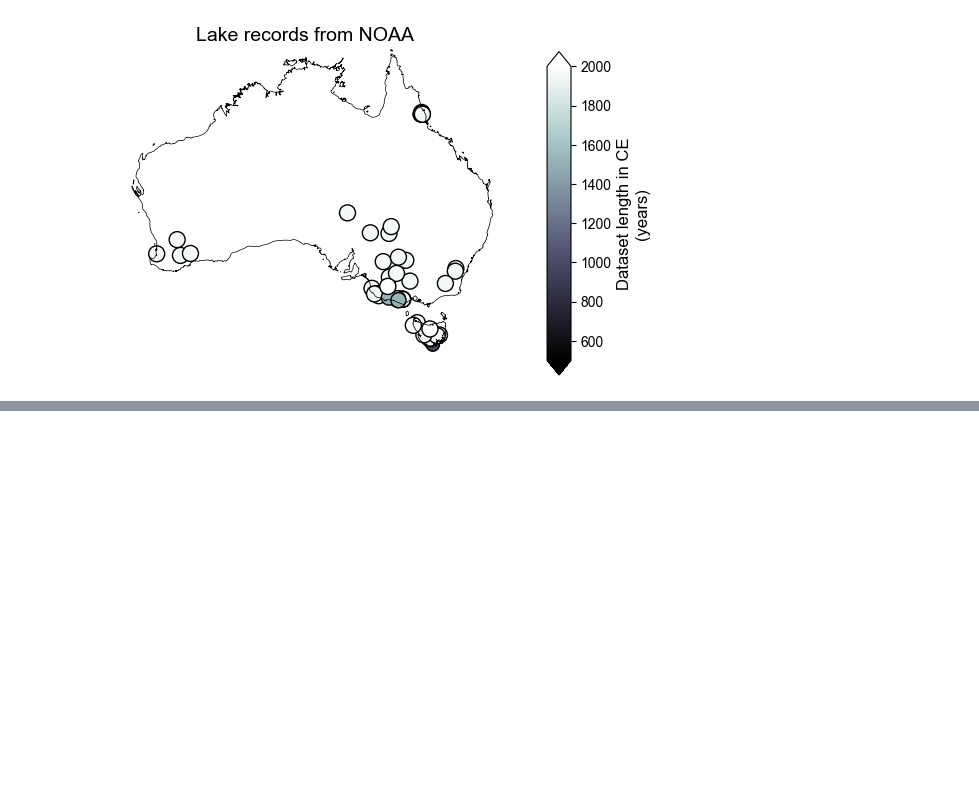
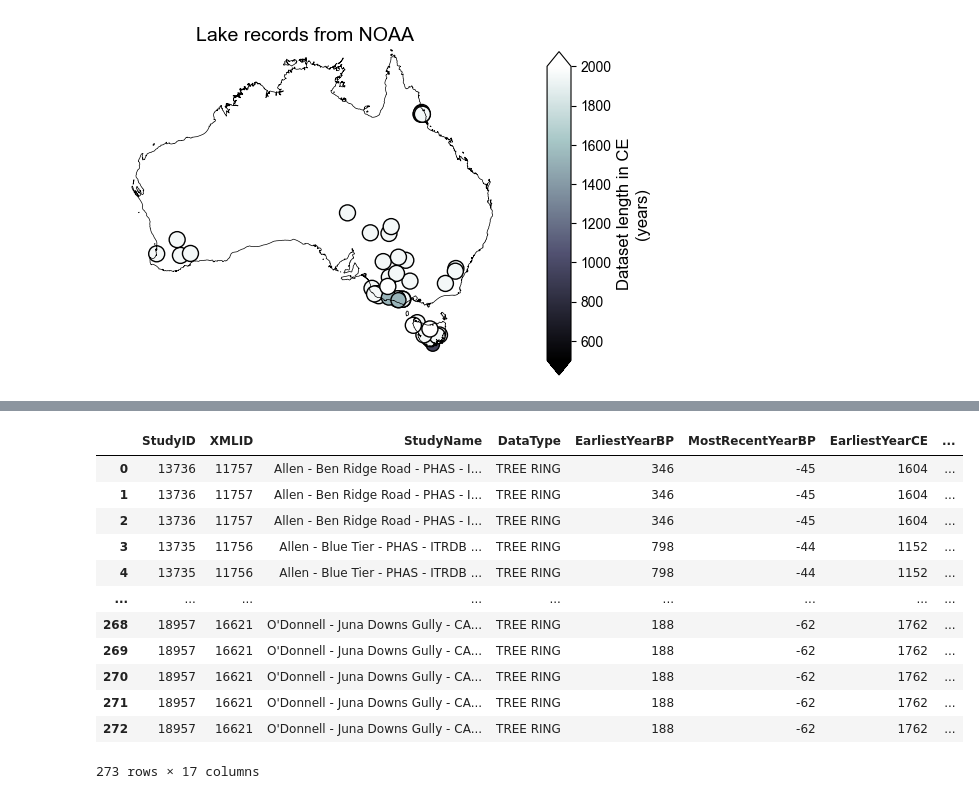
Before and after one commit to georgyfalster/2k, a Jupyter notebook: pyleoTUPS_aus_lakes.ipynb, the cells around one changed output, grey strips where cells are left out. Saved outputs shown, nothing was run; the diff lists cells and outputs as text; code cells hidden in the pictures; blank space fills up the shorter version.

```diff
--- a/pyleoTUPS_aus_lakes.ipynb
+++ b/pyleoTUPS_aus_lakes.ipynb
@@ -242,0 +333,16 @@ cbar.set_label(label, fontsize=12)
+# %%
+unique_tree_recs
+# %% [output]
+|  | StudyID | XMLID | StudyName | DataType | EarliestYearBP | MostRecentYearBP | EarliestYearCE | ... |
+| 0 | 13736 | 11757 | Allen - Ben Ridge Road - PHAS - I... | TREE RING | 346 | -45 | 1604 | ... |
+| 1 | 13736 | 11757 | Allen - Ben Ridge Road - PHAS - I... | TREE RING | 346 | -45 | 1604 | ... |
+| 2 | 13736 | 11757 | Allen - Ben Ridge Road - PHAS - I... | TREE RING | 346 | -45 | 1604 | ... |
+| 3 | 13735 | 11756 | Allen - Blue Tier - PHAS - ITRDB ... | TREE RING | 798 | -44 | 1152 | ... |
+| 4 | 13735 | 11756 | Allen - Blue Tier - PHAS - ITRDB ... | TREE RING | 798 | -44 | 1152 | ... |
+| ... | ... | ... | ... | ... | ... | ... | ... | ... |
+| 268 | 18957 | 16621 | O'Donnell - Juna Downs Gully - CA... | TREE RING | 188 | -62 | 1762 | ... |
+| 269 | 18957 | 16621 | O'Donnell - Juna Downs Gully - CA... | TREE RING | 188 | -62 | 1762 | ... |
+| 270 | 18957 | 16621 | O'Donnell - Juna Downs Gully - CA... | TREE RING | 188 | -62 | 1762 | ... |
+| 271 | 18957 | 16621 | O'Donnell - Juna Downs Gully - CA... | TREE RING | 188 | -62 | 1762 | ... |
+| 272 | 18957 | 16621 | O'Donnell - Juna Downs Gully - CA... | TREE RING | 188 | -62 | 1762 | ... |
+273 rows × 17 columns
```
Also changed, not shown: parts of 15 cells of this notebook.
